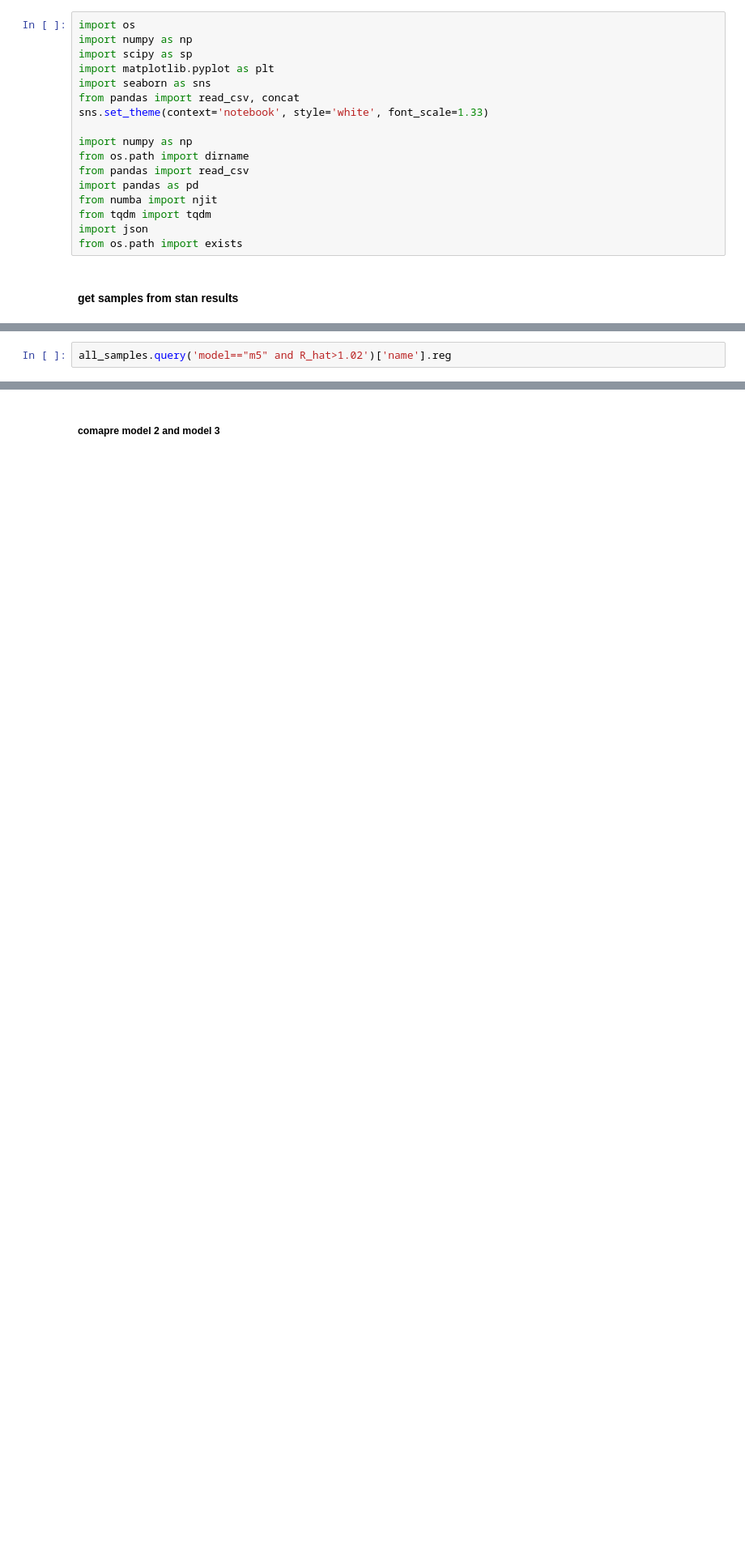
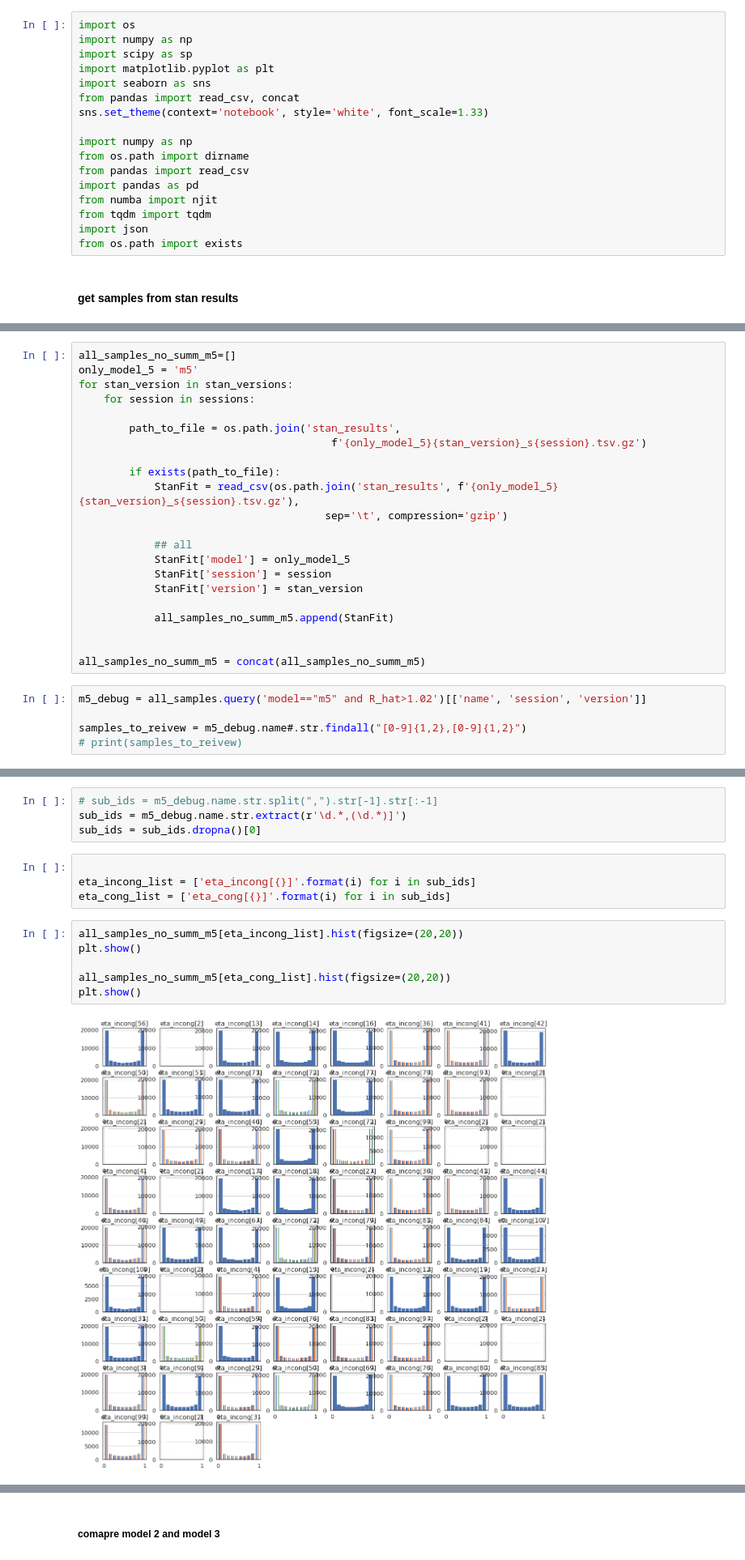
Before and after one commit to nivlab/RobotFactory, a Jupyter notebook: study02/05_Parameter_test.ipynb, the cells around one changed output, grey strips where cells are left out. Shown at 81% size. Drawn from its saved outputs; the diff is of its cells as text; blank space fills up the shorter version.

```diff
--- a/study02/05_Parameter_test.ipynb
+++ b/study02/05_Parameter_test.ipynb
@@ -76,2 +98,27 @@ all_data
+# %%
+all_samples_no_summ_m5=[]
+only_model_5 = 'm5'
+for stan_version in stan_versions:
+    for session in sessions:
+
+        path_to_file = os.path.join('stan_results',
+                                        f'{only_model_5}{stan_version}_s{session}.tsv.gz')
+
+        if exists(path_to_file):
+            StanFit = read_csv(os.path.join('stan_results', f'{only_model_5}{stan_version}_s{session}.tsv.gz'),
+                                       sep='\t', compression='gzip')
+
+            ## all
+            StanFit['model'] = only_model_5
+            StanFit['session'] = session
+            StanFit['version'] = stan_version
+
+            all_samples_no_summ_m5.append(StanFit)
+
+
+all_samples_no_summ_m5 = concat(all_samples_no_summ_m5)
 # %%
-all_samples.query('model=="m5" and R_hat>1.02')['name'].reg
+m5_debug = all_samples.query('model=="m5" and R_hat>1.02')[['name', 'session', 'version']]
+
+samples_to_reivew = m5_debug.name#.str.findall("[0-9]{1,2},[0-9]{1,2}")
+# print(samples_to_reivew)
@@ -129,0 +149,16 @@ samples_pivot = samples.pivot_table(index=['model','session','subj'],
+# %%
+# sub_ids = m5_debug.name.str.split(",").str[-1].str[:-1]
+sub_ids = m5_debug.name.str.extract(r'\d.*,(\d.*)]')
+sub_ids = sub_ids.dropna()[0]
+# %%
+
+eta_incong_list = ['eta_incong[{}]'.format(i) for i in sub_ids]
+eta_cong_list = ['eta_cong[{}]'.format(i) for i in sub_ids]
+# %%
+all_samples_no_summ_m5[eta_incong_list].hist(figsize=(20,20))
+plt.show()
+
+all_samples_no_summ_m5[eta_cong_list].hist(figsize=(20,20))
+plt.show()
+# %% [output]
+[figure, added]
```
Also changed, not shown: parts of 52 cells of this notebook, 18 other files.
